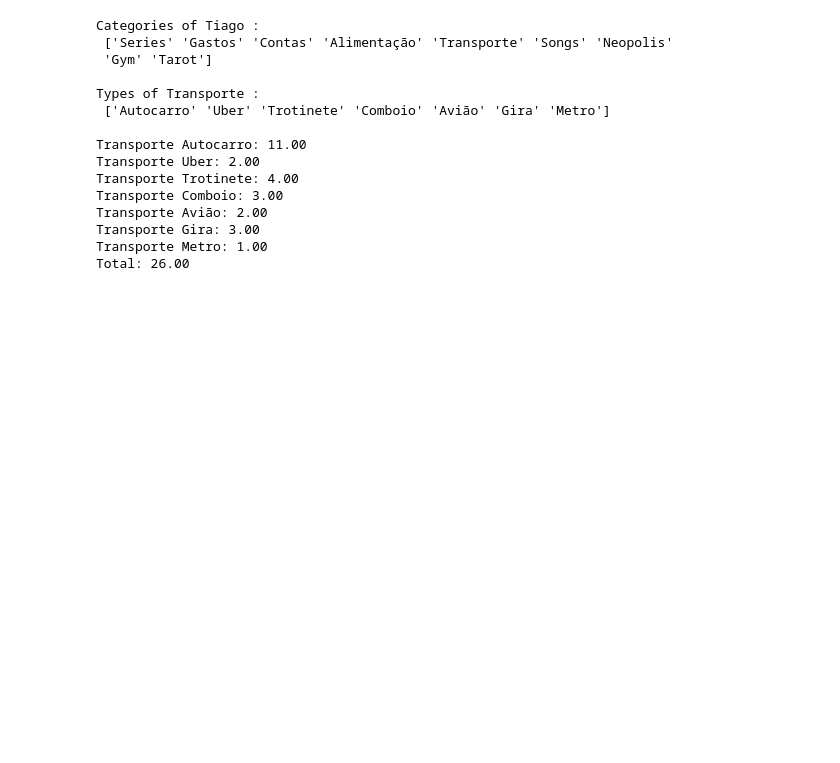
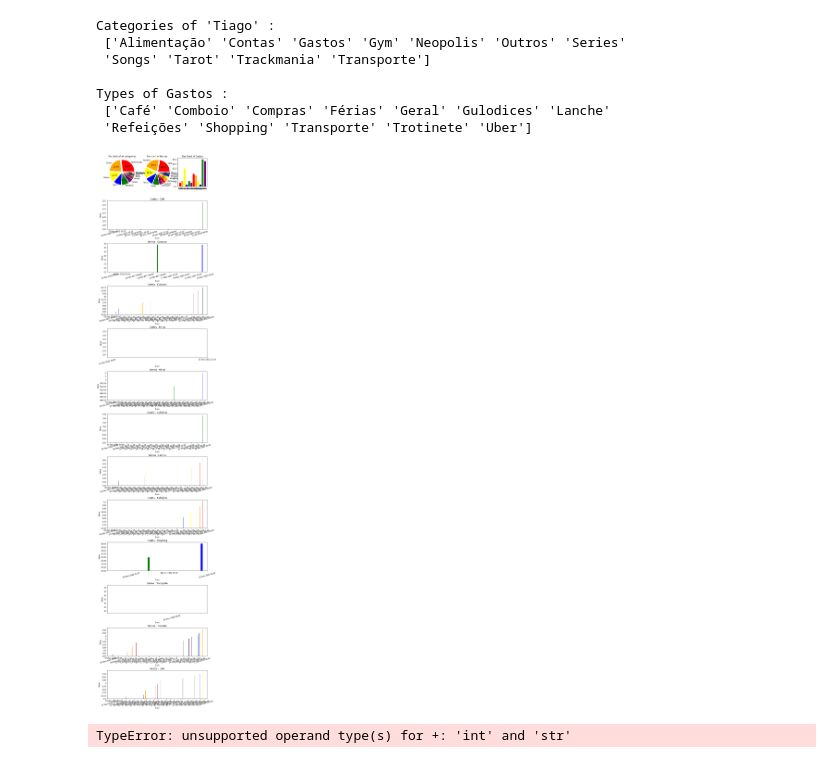
Before and after one commit to tiagoalmeida25/TrackerApp, a Jupyter notebook: Ficheiros/view.ipynb, the cells around one changed output. Saved outputs shown, nothing was run; the diff lists cells and outputs as text; code cells hidden in the pictures; blank space fills up the shorter version.

Commit message:
data visualization with python

```diff
--- a/Ficheiros/view.ipynb
+++ b/Ficheiros/view.ipynb
@@ -9,5 +9,4 @@ import create_df
 # %%
-username = 'Tiago'
+username = "'Tiago'"
 
-#import create_df
-df = create_df.create_df(username)
+df = create_dataframe(username)
@@ -20,13 +37,13 @@ for category in categories:
     df_category = df.loc[df['Category'] == category].copy()
     df_categories.append(df_category)
 
-# convert Item to float if possible, else keep it as string
+# convert Value to float if possible, else keep it as string
 for df_category in df_categories:
-    first_item = df_category['Item'].iloc[0]
-    #check if first item is convertible to float
+    first_Value = df_category['Value'].iloc[0]
+    #check if first Value is convertible to float
     try:
-        float(first_item)
-        df_category['Item'] = df_category['Item'].astype('float64')
+        float(first_Value)
+        df_category['Value'] = df_category['Value'].astype('float64')
     except ValueError:
         pass
 # %%
@@ -39,7 +56,7 @@ def get_type_df(df_category, type):
     return df_type
 # %%
 def time_series(type_of, df):
-    values = df['Item']
+    values = df['Value']
     dates = df['Date']
 
     dtFmt = mdates.DateFormatter('%d-%b-%Y %H:%M')
@@ -55,7 +72,7 @@ def time_series(type_of, df):
 
     plt.title(category + ' - ' + type_of)
     plt.xlabel('Date')
-    plt.ylabel('Item')
+    plt.ylabel('Value')
 # %%
 # pie chart of types
 def pie_chart(df):
@@ -97,10 +114,10 @@ def bar_chart(df):
     types = df['Type'].unique()
     values = list()
 
-    if df['Item'].dtype == 'float64':
+    if df['Value'].dtype == 'float64':
         for type in types:
             df_type = df.loc[df['Type'] == type]
-            values.append(df_type['Item'].sum())
+            values.append(df_type['Value'].sum())
 
         plt.bar(types, values, color=['red', 'orange', 'yellow', 'blue', 'green', 'purple'])
         for i, v in enumerate(values):
@@ -132,44 +149,40 @@ def plot_in_one(df_category, df_type, df, types):
 
     plt.show()
 # %%
-category = 'Transporte'
+category = 'Gastos'
 type_of = 'Rendas'
 
 
 df_category = get_category_df(df_categories, category)
 df_type = get_type_df(df_category, type_of)
 
 types = df_category['Type'].unique()
 
 print('Categories of', username,':\n', categories)
 print('\nTypes of', category,':\n', df_category['Type'].unique())
 
-# plot_in_one(df_category, df_type,df, types)
-
-print()
-# df_category = df_category.loc[df_category['Date'] >= '2022-12-01']
-total_sum = []
-for each in types:
-    df_type = get_type_df(df_category, each)
-    type_sum = sum(df_type['Item'])
-    total_sum.append(type_sum)
-
-    print(category + ' ' + each + ': %.2f' % type_sum)
-
-print('Total: %.2f' % sum(total_sum))
+plot_in_one(df_category, df_type,df, types)
 # %% [output]
-Categories of Tiago :
- ['Series' 'Gastos' 'Contas' 'Alimentação' 'Transporte' 'Songs' 'Neopolis'
- 'Gym' 'Tarot']
+Categories of 'Tiago' :
+ ['Alimentação' 'Contas' 'Gastos' 'Gym' 'Neopolis' 'Outros' 'Series'
+ 'Songs' 'Tarot' 'Trackmania' 'Transporte']
 
-Types of Transporte :
- ['Autocarro' 'Uber' 'Trotinete' 'Comboio' 'Avião' 'Gira' 'Metro']
-
-Transporte Autocarro: 11.00
-Transporte Uber: 2.00
-Transporte Trotinete: 4.00
-Transporte Comboio: 3.00
-Transporte Avião: 2.00
-Transporte Gira: 3.00
-Transporte Metro: 1.00
-Total: 26.00
+Types of Gastos :
+ ['Café' 'Comboio' 'Compras' 'Férias' 'Geral' 'Gulodices' 'Lanche'
+ 'Refeições' 'Shopping' 'Transporte' 'Trotinete' 'Uber']
+[figure, added]
+# %%
+
+print()
+# df_category = df_category.loc[df_category['Date'] >= '2022-12-01']
+total_sum = []
+for each in types:
+    df_type = get_type_df(df_category, each)
+    type_sum = sum(df_type['Value'])
+    total_sum.append(type_sum)
+
+    print(category + ' ' + each + ': %.2f' % type_sum)
+
+print('Total: %.2f' % sum(total_sum))
+# %% [output]
+TypeError: unsupported operand type(s) for +: 'int' and 'str'
```
Also changed, not shown: parts of 3 cells of this notebook, 2 other files.
